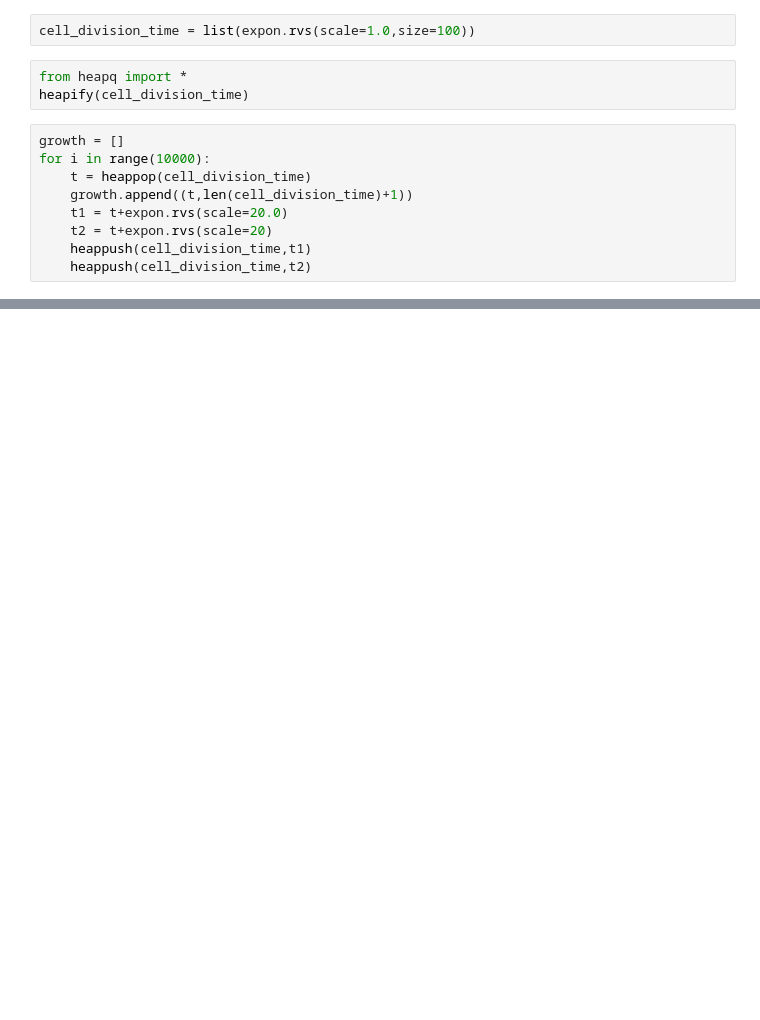
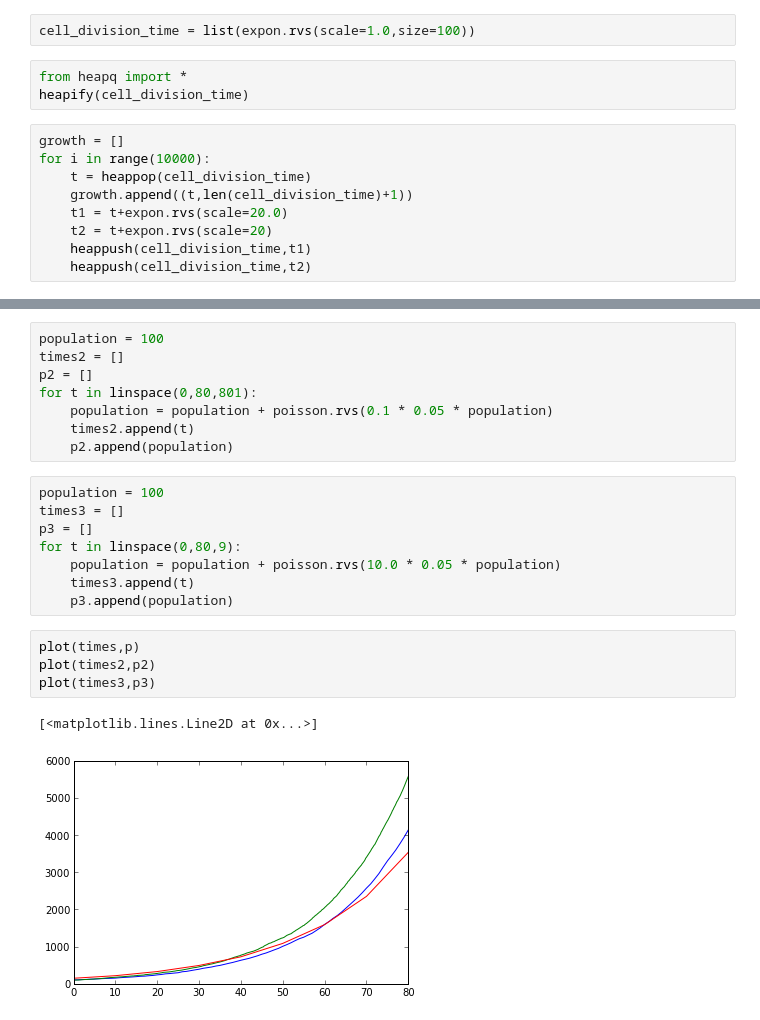
Before and after one commit to tmbdev-teaching/teaching-simso, a Jupyter notebook: 60-differential-equations.ipynb, the cells around one changed output, grey strips where cells are left out. Drawn from its saved outputs; the diff is of its cells as text; blank space fills up the shorter version.

```diff
--- a/60-differential-equations.ipynb
+++ b/60-differential-equations.ipynb
@@ -54,0 +83,23 @@ plot(t,exp(0.055*t+log(170.0)))
+# %%
+population = 100
+times2 = []
+p2 = []
+for t in linspace(0,80,801):
+    population = population + poisson.rvs(0.1 * 0.05 * population)
+    times2.append(t)
+    p2.append(population)
+# %%
+population = 100
+times3 = []
+p3 = []
+for t in linspace(0,80,9):
+    population = population + poisson.rvs(10.0 * 0.05 * population)
+    times3.append(t)
+    p3.append(population)
+# %%
+plot(times,p)
+plot(times2,p2)
+plot(times3,p3)
+# %% [output]
+[<matplotlib.lines.Line2D at 0x...>]
+[figure, added]
```
Also changed, not shown: parts of 33 cells of this notebook, 1 other file.
